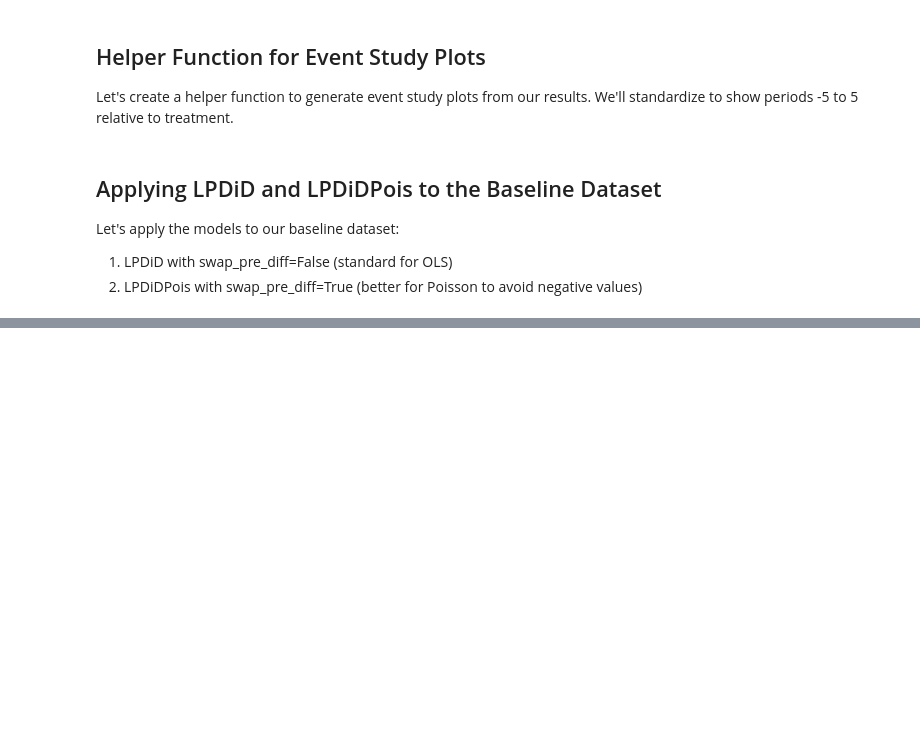
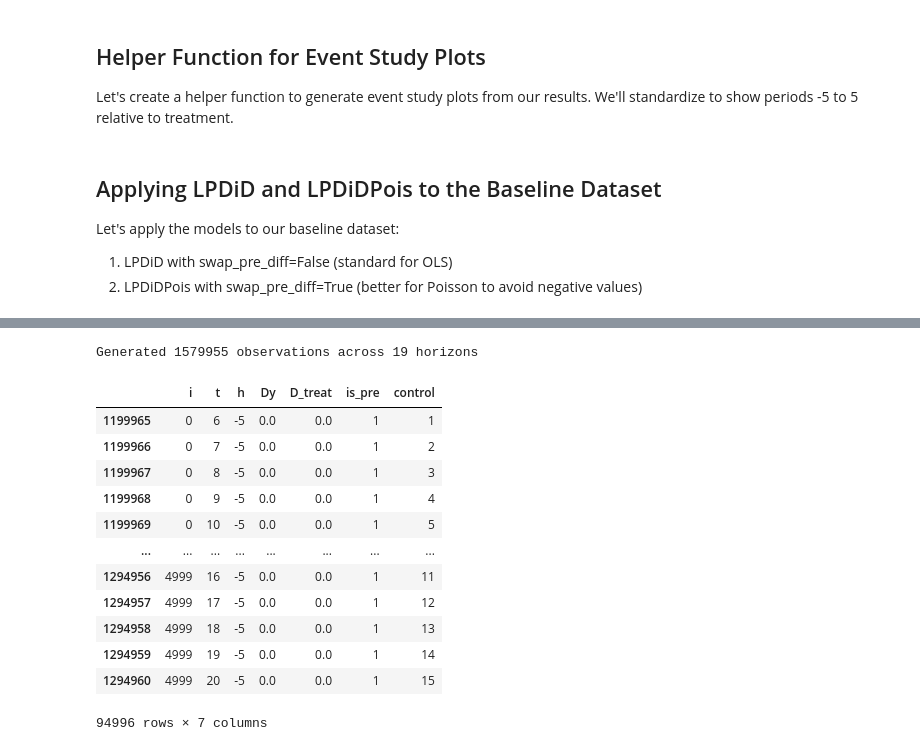
Before and after one commit to pjlambert/LPDiD, a Jupyter notebook: internal_tests/apply_lpdid_to_synth_data.ipynb, the cells around one changed output, grey strips where cells are left out. Drawn from its saved outputs; the diff is of its cells as text; code cells hidden in the pictures; blank space fills up the shorter version.

```diff
--- a/internal_tests/apply_lpdid_to_synth_data.ipynb
+++ b/internal_tests/apply_lpdid_to_synth_data.ipynb
@@ -205,23 +201,16 @@ lpdid_baseline = LPDiD(
     unit='i',
     time='t',
     treat='treated',
-    pre_window=10,  # Look at 10 pre-treatment periods
-    post_window=9,  # Look at 9 post-treatment periods
-    formula='~ | t',  # Only time fixed effects
+    pre_window=5,  # Look at 10 pre-treatment periods
+    post_window=5,  # Look at 9 post-treatment periods
+    formula='~ control | t',  # Only time fixed effects
     cluster_formula='~ i',  # Cluster at individual level
     swap_pre_diff=False,  # Standard setting for OLS
     n_jobs=8,
     lean = True,
-    copy_data=True
+    copy_data=True,
+    min_time_controls = True,
 )
-
-# Fit the model
-results_lpdid = lpdid_baseline.fit()
-
-print(results_lpdid)
-
-# # Plot results with standardized window of -5 to 5
-# plot_event_study(results_lpdid, title="LPDiD (OLS with swap_pre_diff=False)", window=(-5, 5))
 # %% [output]
 ============================================================
 LP-DiD Initialization (Linear Model)
@@ -242,0 +254,21 @@ Using optimized vectorized approach
+# %%
+# Access the prepared data
+long_data = lpdid_baseline.get_long_diff_data()
+print(f"Generated {len(long_data)} observations across {long_data['h'].nunique()} horizons")
+
+long_data[long_data['h']==-5].head(1000000000)
+# %% [output]
+Generated 1579955 observations across 19 horizons
+|  | i | t | h | Dy | D_treat | is_pre | control |
+| 1199965 | 0 | 6 | -5 | 0.0 | 0.0 | 1 | 1 |
+| 1199966 | 0 | 7 | -5 | 0.0 | 0.0 | 1 | 2 |
+| 1199967 | 0 | 8 | -5 | 0.0 | 0.0 | 1 | 3 |
+| 1199968 | 0 | 9 | -5 | 0.0 | 0.0 | 1 | 4 |
+| 1199969 | 0 | 10 | -5 | 0.0 | 0.0 | 1 | 5 |
+| ... | ... | ... | ... | ... | ... | ... | ... |
+| 1294956 | 4999 | 16 | -5 | 0.0 | 0.0 | 1 | 11 |
+| 1294957 | 4999 | 17 | -5 | 0.0 | 0.0 | 1 | 12 |
+| 1294958 | 4999 | 18 | -5 | 0.0 | 0.0 | 1 | 13 |
+| 1294959 | 4999 | 19 | -5 | 0.0 | 0.0 | 1 | 14 |
+| 1294960 | 4999 | 20 | -5 | 0.0 | 0.0 | 1 | 15 |
+94996 rows × 7 columns
```
Also changed, not shown: parts of 8 cells of this notebook, 2 other files.
